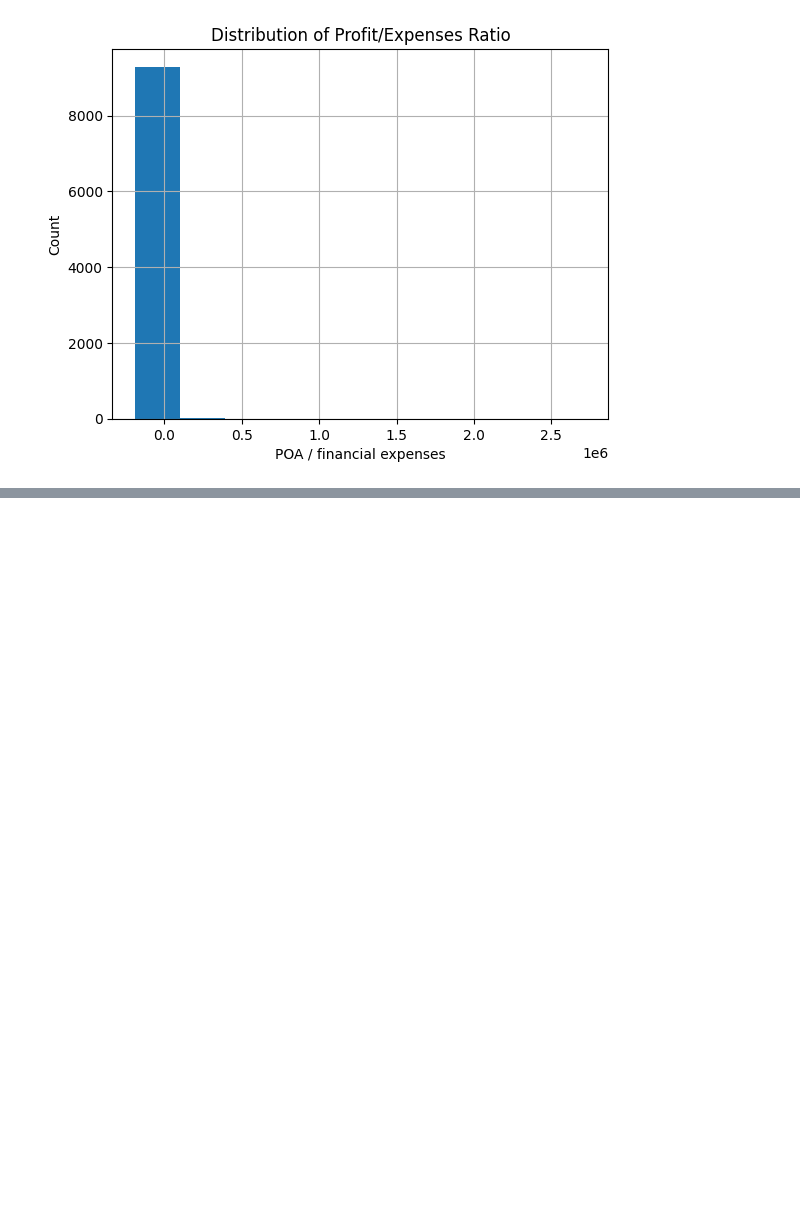
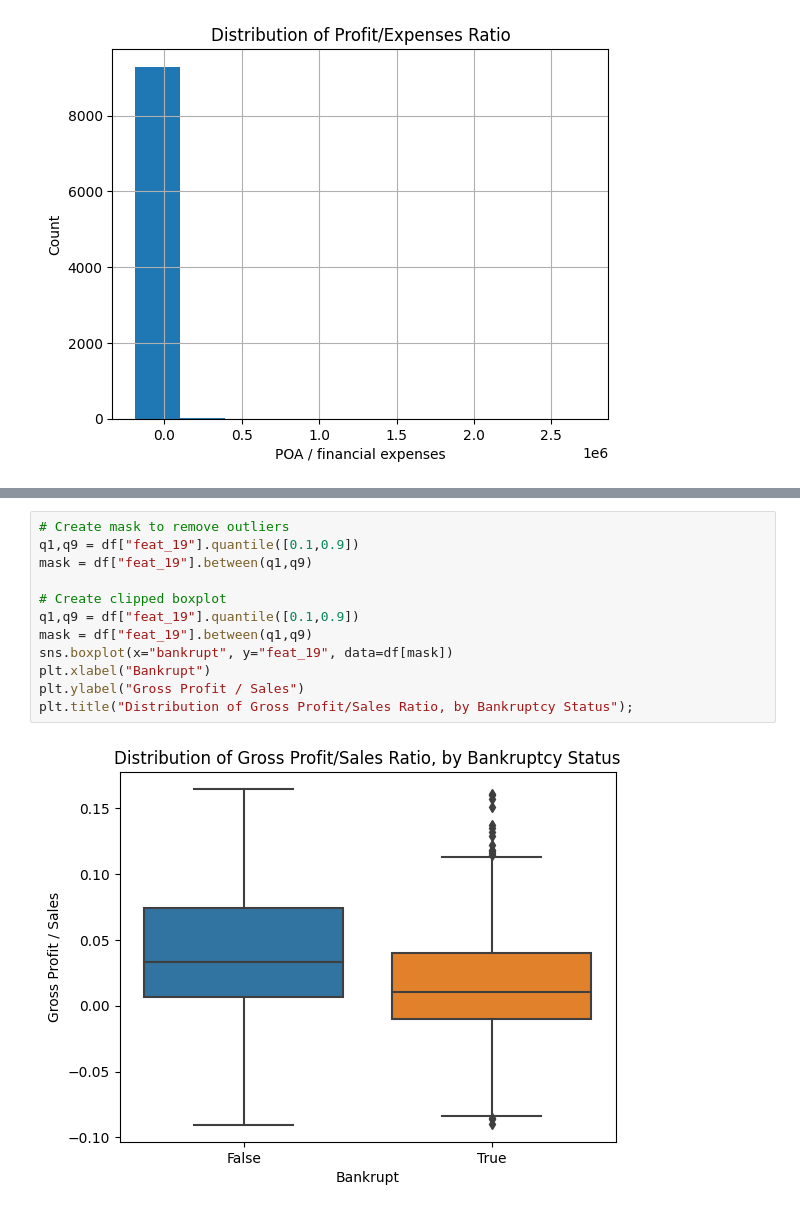
Before and after one commit to noelogbuagu/Data_Science_Portfolio, a Jupyter notebook: 5_Predicting_Bankruptcy/notebook.ipynb, the cells around one changed output, grey strips where cells are left out. Drawn from its saved outputs; the diff is of its cells as text; blank space fills up the shorter version.

```diff
--- a/5_Predicting_Bankruptcy/notebook.ipynb
+++ b/5_Predicting_Bankruptcy/notebook.ipynb
@@ -183,0 +232,14 @@ plt.title("Distribution of Profit/Expenses Ratio");
+# %%
+# Create mask to remove outliers
+q1,q9 = df["feat_19"].quantile([0.1,0.9])
+mask = df["feat_19"].between(q1,q9)
+
+# Create clipped boxplot
+q1,q9 = df["feat_19"].quantile([0.1,0.9])
+mask = df["feat_19"].between(q1,q9)
+sns.boxplot(x="bankrupt", y="feat_19", data=df[mask])
+plt.xlabel("Bankrupt")
+plt.ylabel("Gross Profit / Sales")
+plt.title("Distribution of Gross Profit/Sales Ratio, by Bankruptcy Status");
+# %% [output]
+[figure, added]
```
Also changed, not shown: parts of 17 cells of this notebook.
